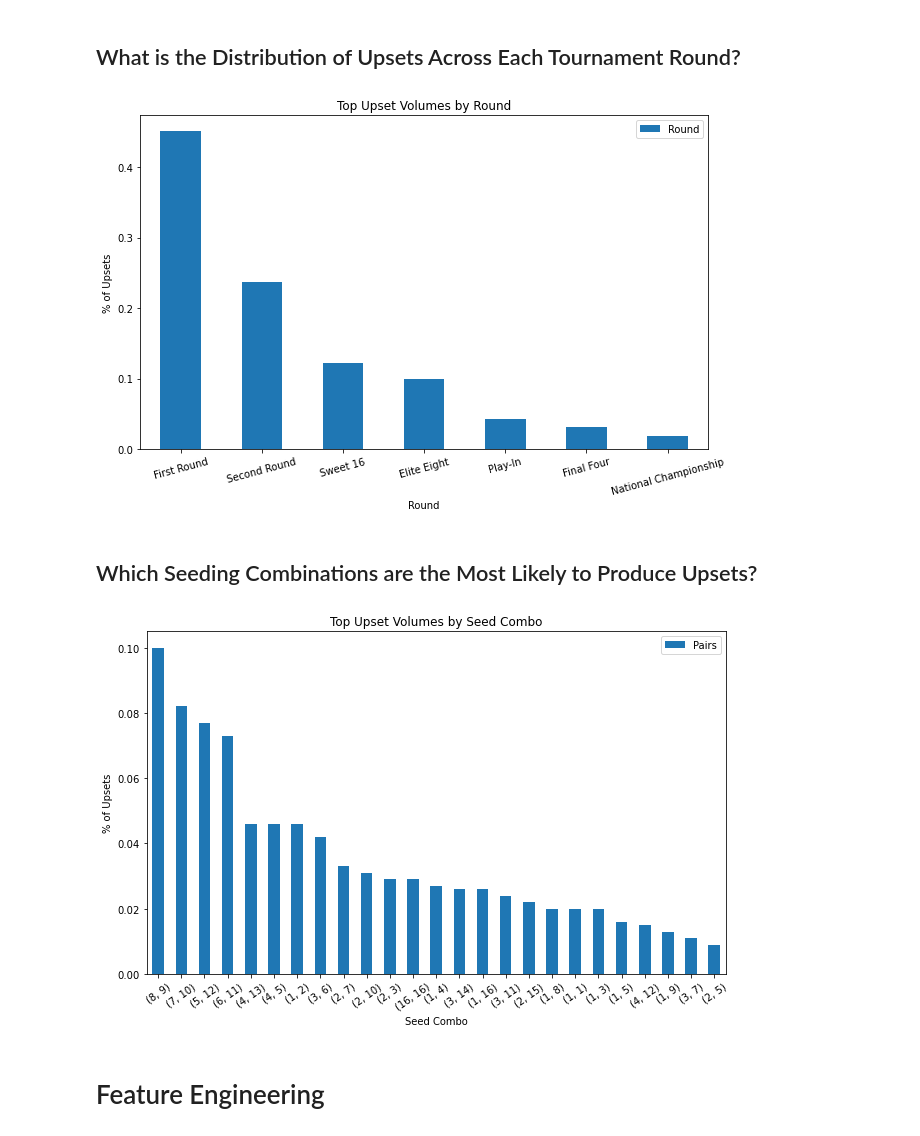
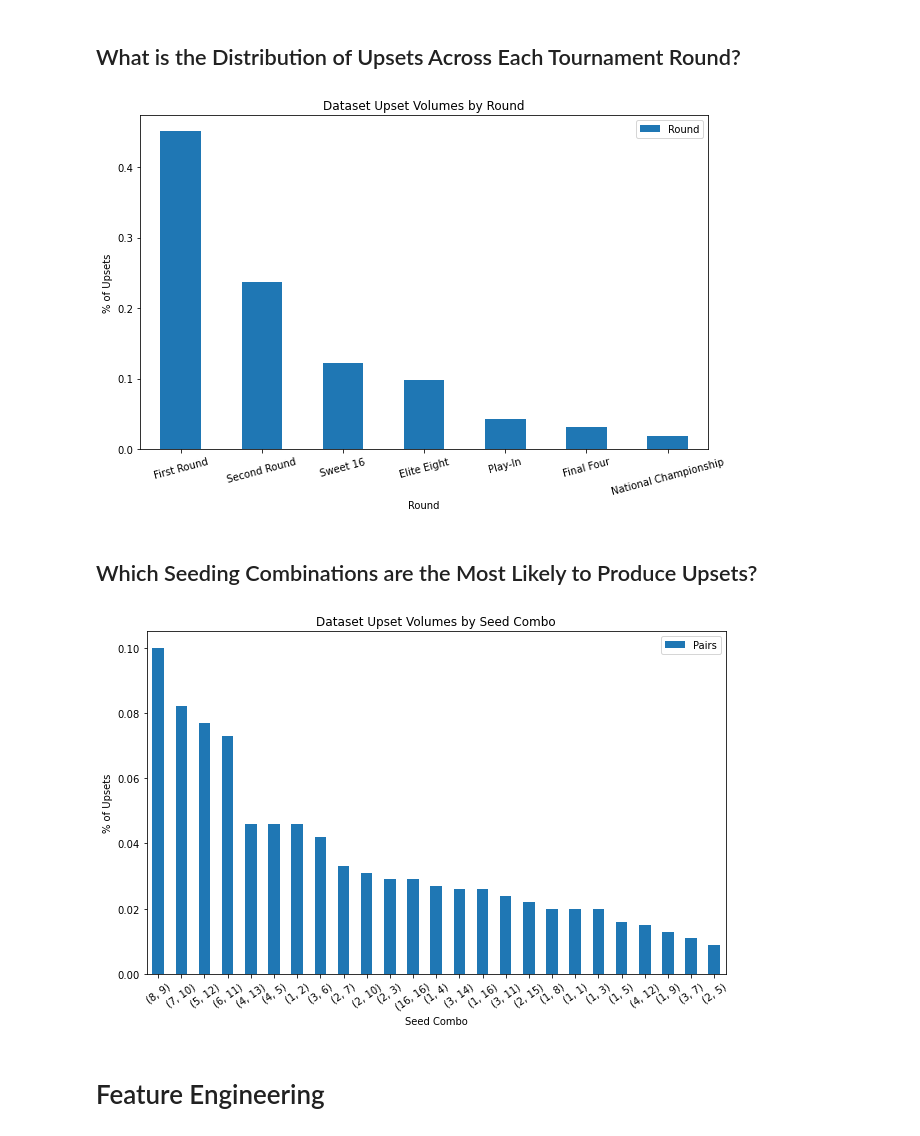
Before and after one commit to matthew-agard/March-Madness-Predictions, a Jupyter notebook: March_Madness_Predictions.ipynb, the cells around one changed output. Cells and saved outputs as stored; diff of their text form; code cells hidden in the pictures.

```diff
--- a/March_Madness_Predictions.ipynb
+++ b/March_Madness_Predictions.ipynb
@@ -327,21 +324,21 @@ format_plot(title='Upsets Volume Trends', xlabel='Season', ylabel='Upsets (% of
 seed_pairs = get_seed_pairs(mm_matchups_df)
 # %%
 upset_pairs = seed_pairs[seed_pairs['Underdog_Upset'] == 1]
-upset_rounds_freq = np.round(upset_pairs['Round'].value_counts(normalize=True), 3)
+upset_rounds_freq = upset_pairs['Round'].value_counts(normalize=True)
 upset_rounds_freq.plot(figsize=(9, 6), kind='bar', rot=15)
 
-format_plot(title='Top Upset Volumes by Round', xlabel='Round', ylabel='% of Upsets')
+format_plot(title='Dataset Upset Volumes by Round', xlabel='Round', ylabel='% of Upsets')
 # %% [output]
-[figure, old version]
+[figure, new version]
 # %% [markdown]
 ## Which Seeding Combinations are the Most Likely to Produce Upsets?
 # %%
 upset_pairs_freq = np.round(upset_pairs['Pairs'].value_counts(normalize=True)[:25], 3)
 upset_pairs_freq.plot(figsize=(9, 6), kind='bar', rot=35)
 
-format_plot(title='Top Upset Volumes by Seed Combo', xlabel='Seed Combo', ylabel='% of Upsets')
+format_plot(title='Dataset Upset Volumes by Seed Combo', xlabel='Seed Combo', ylabel='% of Upsets')
 # %% [output]
-[figure, old version]
+[figure, new version]
 # %% [markdown]
 # Feature Engineering
 # %%
```
Also changed, not shown: parts of 21 cells of this notebook.
